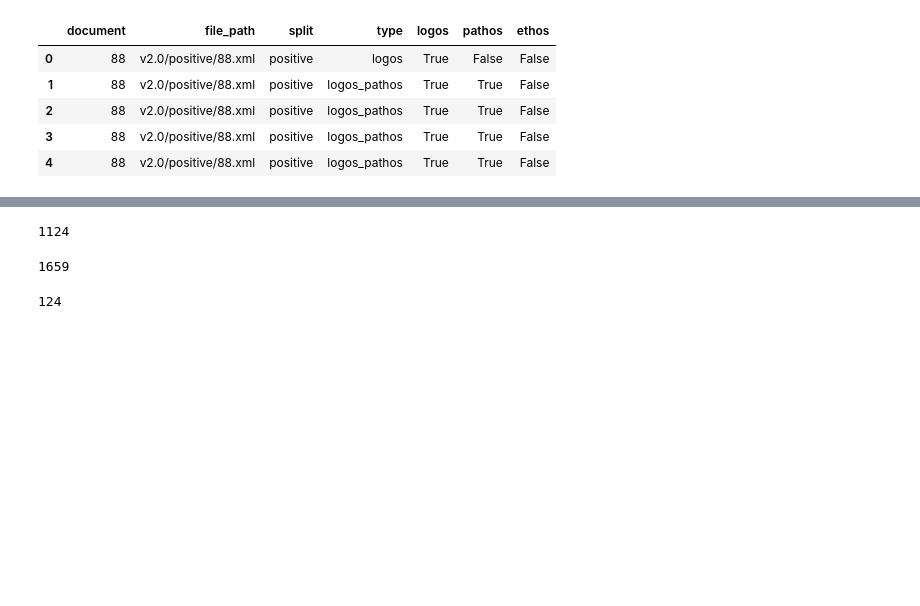
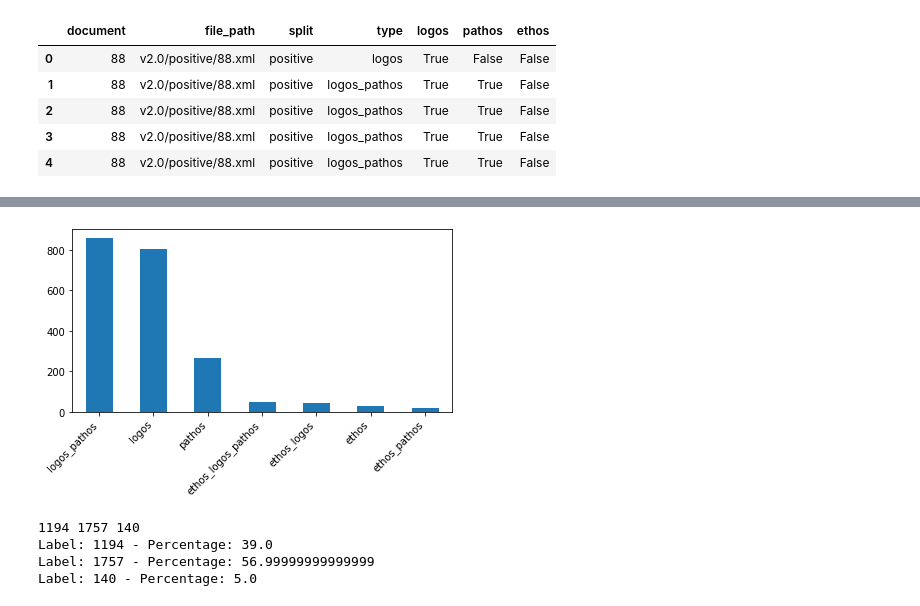
Before and after one commit to ThijmenDam/ltp, a Jupyter notebook: data/data-inspection.ipynb, the cells around one changed output, grey strips where cells are left out. Drawn from its saved outputs; the diff is of its cells as text; code cells hidden in the pictures; blank space fills up the shorter version.

```diff
--- a/data/data-inspection.ipynb
+++ b/data/data-inspection.ipynb
@@ -41,13 +42,24 @@ ethos_pathos           19
 Name: type, dtype: int64
-# %%
-df['pathos'].value_counts().to_dict()[True]
-# %% [output]
-1124
-# %%
-df['logos'].value_counts().to_dict()[True]
-# %% [output]
-1659
-# %%
-df['ethos'].value_counts().to_dict()[True]
-# %% [output]
-124
+# %%
+value_hist = df['type'].value_counts().plot(kind='bar').get_figure()
+value_hist.autofmt_xdate(rotation=45, ha='right')
+value_hist.tight_layout()
+value_hist.savefig('value_hist.png', dpi=300)
+# %% [output]
+[figure, added]
+# %%
+pathos_freq = df['pathos'].value_counts().to_dict()[True]
+logos_freq = df['logos'].value_counts().to_dict()[True]
+ethos_freq = df['ethos'].value_counts().to_dict()[True]
+
+print(pathos_freq, logos_freq, ethos_freq)
+label_freqs = [pathos_freq, logos_freq, ethos_freq]
+total_freq = sum(label_freqs)
+
+for i in label_freqs:
+    print(f'Label: {i} - Percentage: {round(i / total_freq, 2) * 100}')
+# %% [output]
+1194 1757 140
+Label: 1194 - Percentage: 39.0
+Label: 1757 - Percentage: 56.99999999999999
+Label: 140 - Percentage: 5.0
```
Also changed, not shown: parts of 4 cells of this notebook.
